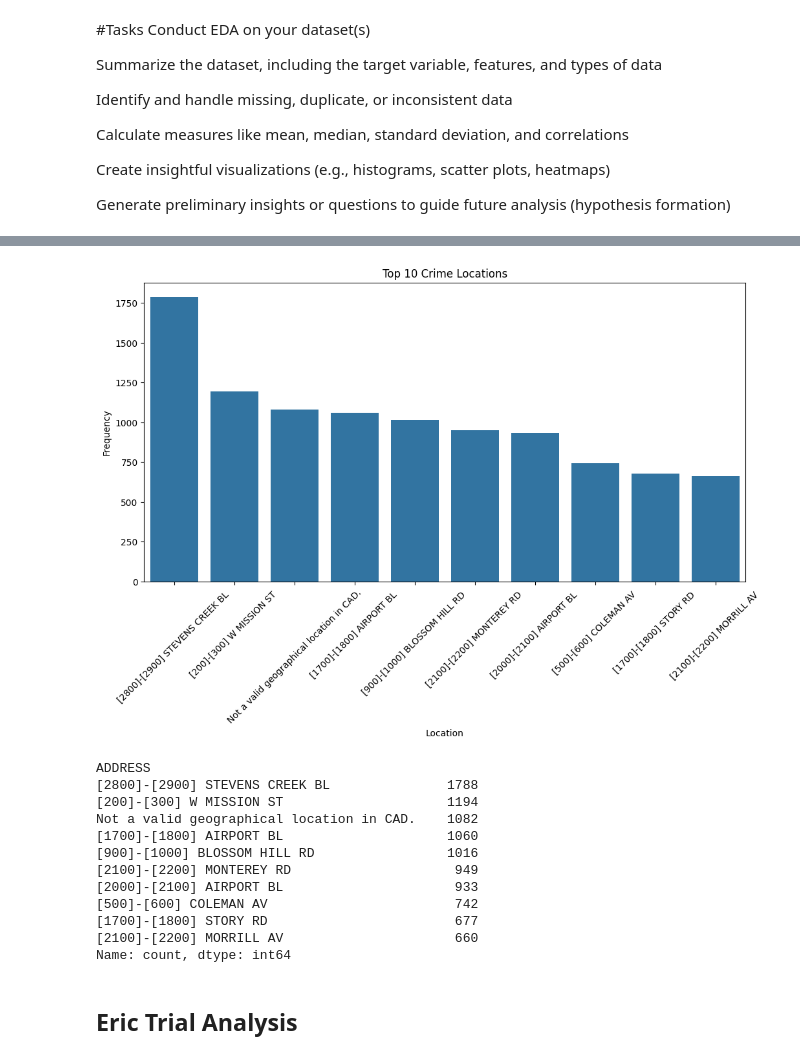
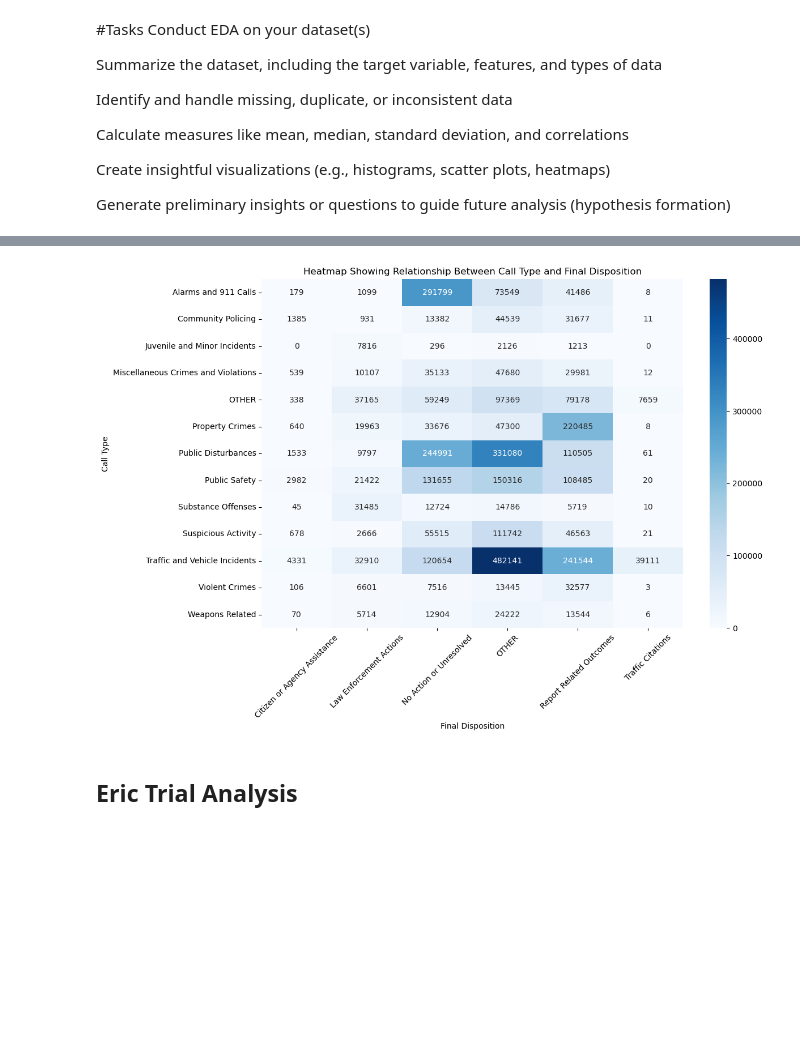
Before and after one commit to truongng1/crime_trends_sj, a Jupyter notebook: notebookes/CS_163_EDA_Summary.ipynb, the cells around one changed output, grey strips where cells are left out. Saved outputs shown, nothing was run; the diff lists cells and outputs as text; code cells hidden in the pictures; blank space fills up the shorter version.

```diff
--- a/notebookes/CS_163_EDA_Summary.ipynb
+++ b/notebookes/CS_163_EDA_Summary.ipynb
@@ -110,28 +212,15 @@ plt.show()
-# %%
-location_counts = df['ADDRESS'].value_counts().head(10)
-
-plt.figure(figsize=(12, 6))
-sns.barplot(x=location_counts.index, y=location_counts.values)
-plt.xticks(rotation=45)
-plt.title('Top 10 Crime Locations')
-plt.xlabel('Location')
-plt.ylabel('Frequency')
-plt.show()
-
-print(location_counts)
-# %% [output]
-[figure, removed]
-ADDRESS
-[2800]-[2900] STEVENS CREEK BL               1788
-[200]-[300] W MISSION ST                     1194
-Not a valid geographical location in CAD.    1082
-[1700]-[1800] AIRPORT BL                     1060
-[900]-[1000] BLOSSOM HILL RD                 1016
-[2100]-[2200] MONTEREY RD                     949
-[2000]-[2100] AIRPORT BL                      933
-[500]-[600] COLEMAN AV                        742
-[1700]-[1800] STORY RD                        677
-[2100]-[2200] MORRILL AV                      660
-Name: count, dtype: int64
+# %%
+heatmap_data = df.pivot_table(index='CALL_TYPE', columns='FINAL_DISPO', aggfunc='size', fill_value=0)
+
+plt.figure(figsize=(12, 8))
+sns.heatmap(heatmap_data, annot=True, fmt='d', cmap='Blues', cbar=True)
+
+plt.title('Heatmap Showing Relationship Between Call Type and Final Disposition')
+plt.xlabel('Final Disposition')
+plt.ylabel('Call Type')
+plt.xticks(rotation=45)
+plt.show()
+# %% [output]
+[figure, added]
 # %% [markdown]
 ## Eric Trial Analysis
```
Also changed, not shown: parts of 19 cells of this notebook.
